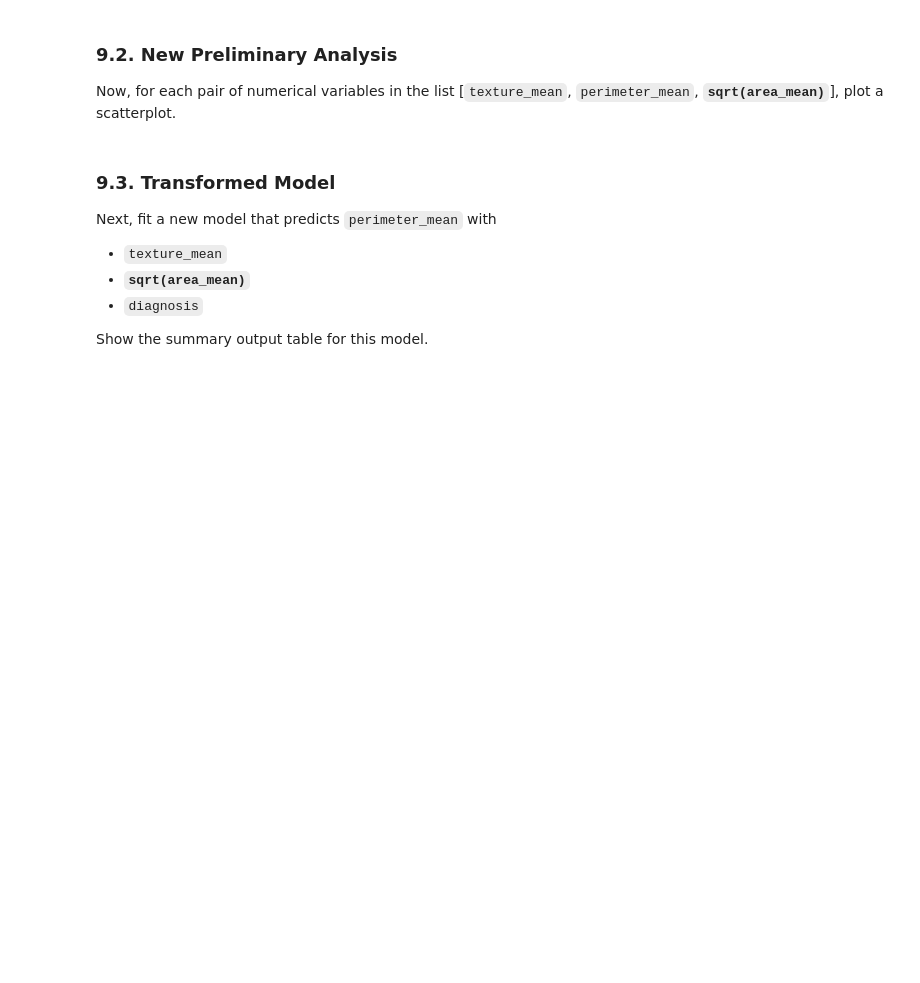
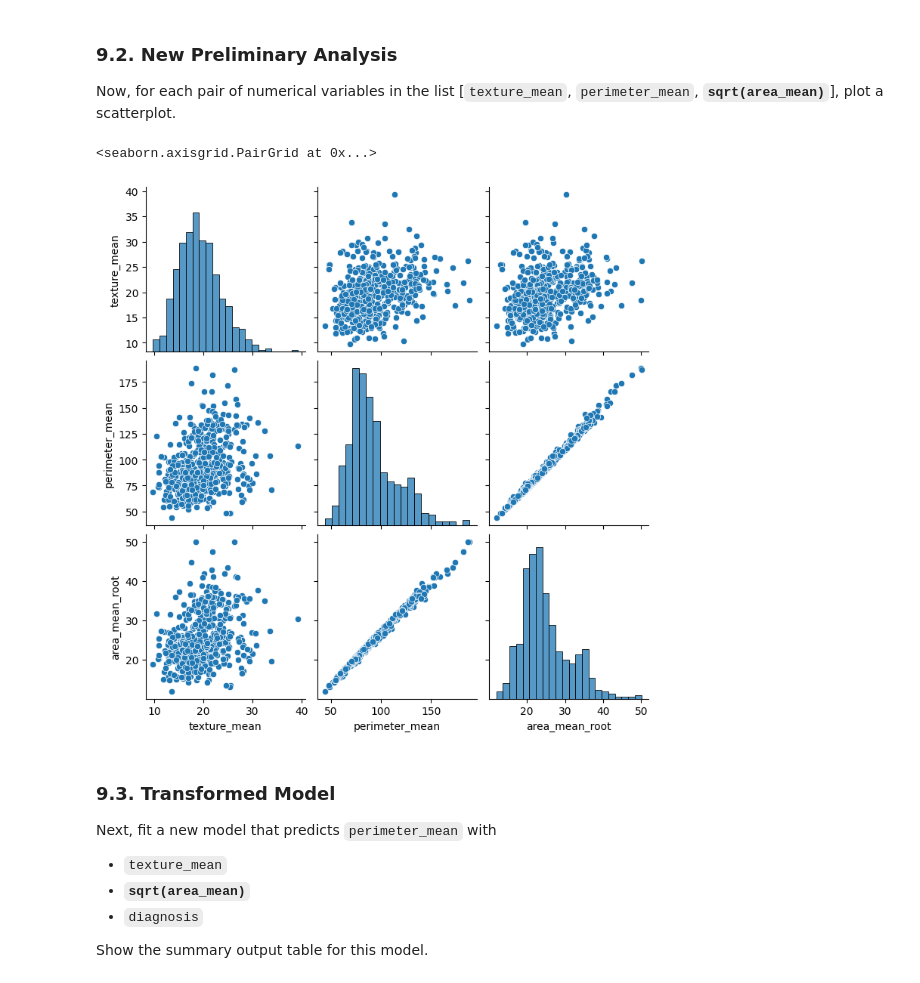
Before and after one commit to ryguy2k4/stat207, a Jupyter notebook: lab_06/lab_06_individual.ipynb, the cells around one changed output. Cells and saved outputs as stored; diff of their text form; code cells hidden in the pictures; blank space fills up the shorter version.

```diff
--- a/lab_06/lab_06_individual.ipynb
+++ b/lab_06/lab_06_individual.ipynb
@@ -462,10 +528,18 @@ Show the summary output table for this model.
 Next, create a new variable in your dataset that is the **square root** of the `area_mean` variable.
 
 *Hint*: np.sqrt()
+# %%
+import numpy as np
+df["area_mean_root"] = np.sqrt(df["area_mean"])
 # %% [markdown]
 ### 9.2. New Preliminary Analysis
 
 Now, for each pair of numerical variables in the list [`texture_mean`, `perimeter_mean`, **`sqrt(area_mean)`**], plot a scatterplot.
+# %%
+sns.pairplot(df[["texture_mean", "perimeter_mean", "area_mean_root"]])
+# %% [output]
+<seaborn.axisgrid.PairGrid at 0x...>
+[figure, added]
 # %% [markdown]
 ### 9.3. Transformed Model
 
```
Also changed, not shown: parts of 21 cells of this notebook.
